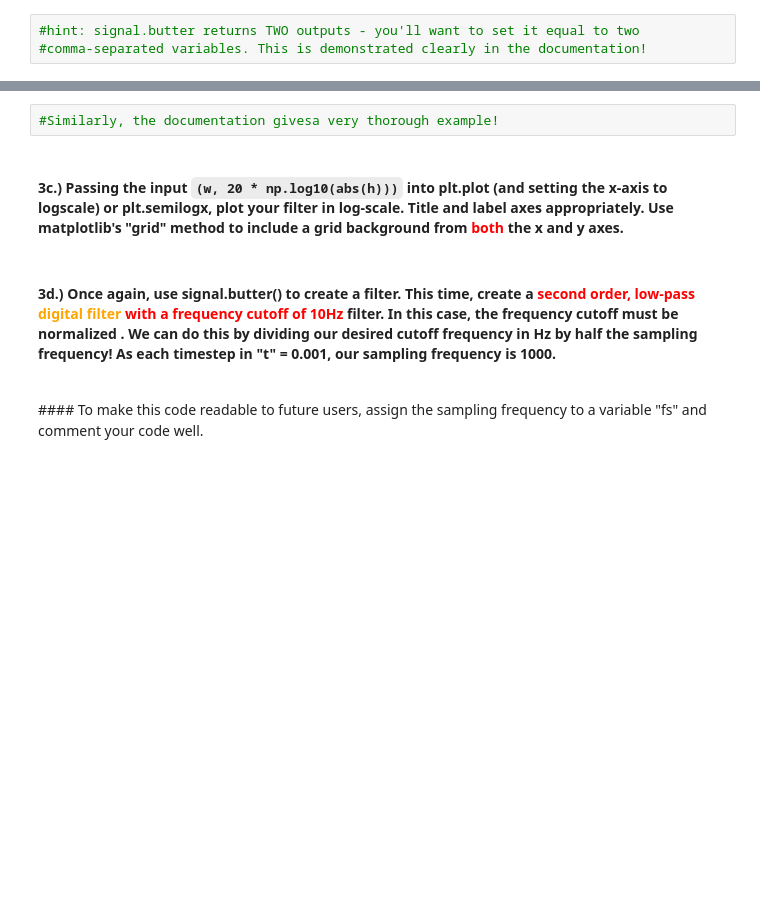
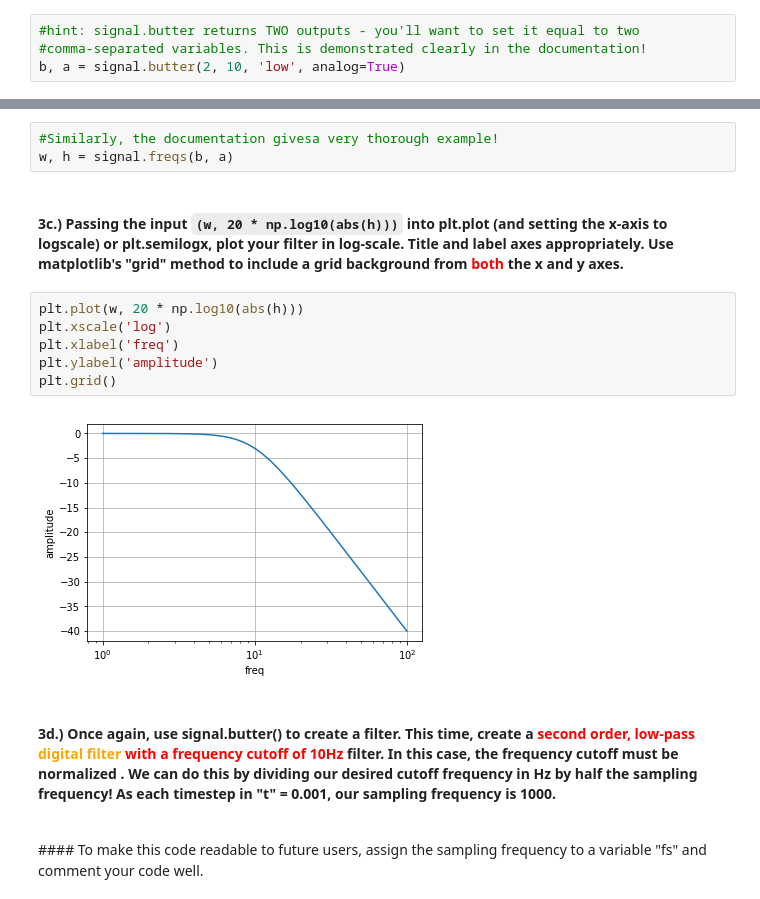
Before and after one commit to alvaritosd/PythonDataCourse, a Jupyter notebook: Homeworks/HW3/HW3_Part_1alvaroanswers.ipynb, the cells around one changed output, grey strips where cells are left out. Saved outputs shown, nothing was run; the diff lists cells and outputs as text; blank space fills up the shorter version.

```diff
--- a/Homeworks/HW3/HW3_Part_1alvaroanswers.ipynb
+++ b/Homeworks/HW3/HW3_Part_1alvaroanswers.ipynb
@@ -35,12 +120,22 @@ x =
 # %%
 #hint: signal.butter returns TWO outputs - you'll want to set it equal to two
 #comma-separated variables. This is demonstrated clearly in the documentation!
+b, a = signal.butter(2, 10, 'low', analog=True)
 # %% [markdown]
 #### 3b.) Using SciPy.signal's freq function (documentation [here](https://docs.scipy.org/doc/scipy-0.16.0/reference/generated/scipy.signal.freqs.html)), to compute the frequency response of the filter that you generated in 3a.
 # %%
 #Similarly, the documentation givesa very thorough example!
+w, h = signal.freqs(b, a)
 # %% [markdown]
 #### 3c.) Passing the input <code>(w, 20 * np.log10(abs(h)))</code> into plt.plot (and setting the x-axis to logscale) or plt.semilogx, plot your filter in log-scale. Title and label axes appropriately. Use matplotlib's "grid" method to include a grid background from <font color = red> both </font> the x and y axes.
+# %%
+plt.plot(w, 20 * np.log10(abs(h)))
+plt.xscale('log')
+plt.xlabel('freq')
+plt.ylabel('amplitude')
+plt.grid()
+# %% [output]
+[figure, added]
 # %% [markdown]
 #### 3d.) Once again, use signal.butter() to create a filter. This time, create a <font color=red>second order, low-pass </font> <font color=orange> digital filter</font><font color=red> with a frequency cutoff of 10Hz</font>  filter. In this case, the frequency cutoff must be __normalized__ . We can do this by dividing our desired cutoff frequency in __Hz__ by half the sampling frequency! As each timestep in "t" = 0.001, our sampling frequency is 1000.
 <br>
```
Also changed, not shown: parts of 11 cells of this notebook.
